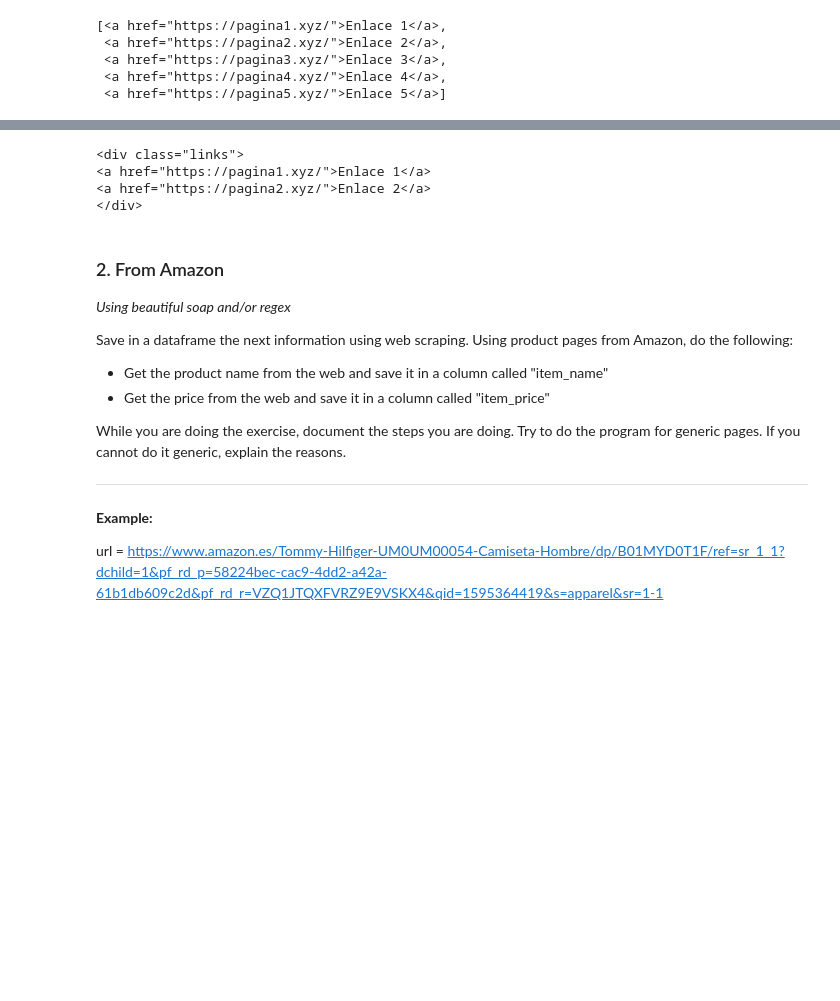
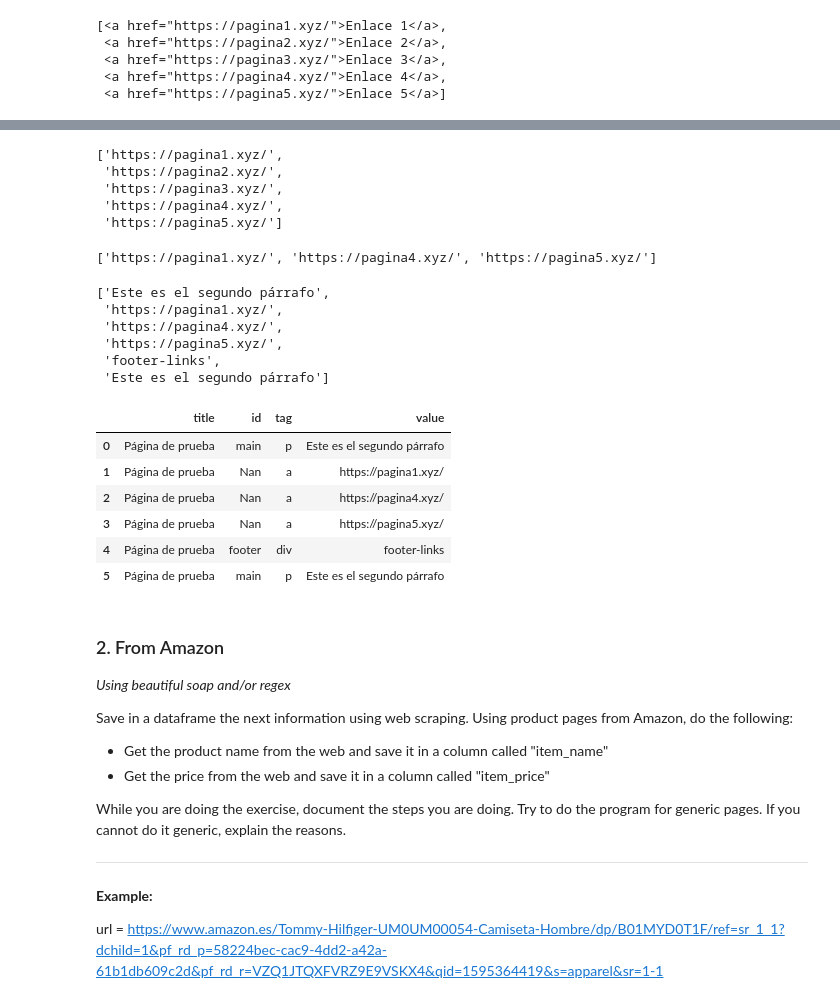
Before and after one commit to JoseLuisManjon/data_science_jun_2020, a Jupyter notebook: week6/day3/exercises/web_scraping_delivery.ipynb, the cells around one changed output, grey strips where cells are left out. Saved outputs shown, nothing was run; the diff lists cells and outputs as text; code cells hidden in the pictures; blank space fills up the shorter version.

```diff
--- a/week6/day3/exercises/web_scraping_delivery.ipynb
+++ b/week6/day3/exercises/web_scraping_delivery.ipynb
@@ -99,0 +155,5 @@ for e in lista_id:
+# %%
+lista_value_p =[]
+for x in pElems:
+    lista_value_p.append(x.getText())
+print(lista_value_p)
@@ -99,0 +162,3 @@ for e in lista_id:
+# %%
+lista_value_p.remove('Este es el primer párrafo')
+lista_value_p
@@ -118,10 +176,46 @@ lista_tag = re.findall("id=.*",str(soup.contents[0]))
-# %%
-soup.div.div.div
-# %% [output]
-<div class="links">
-<a href="https://pagina1.xyz/">Enlace 1</a>
-<a href="https://pagina2.xyz/">Enlace 2</a>
-</div>
+# %%
+lista_value_a = []
+for elem in tag_a:
+    href = elem.get('href')
+    lista_value_a.append(href)
+lista_value_a
+# %% [output]
+['https://pagina1.xyz/',
+ 'https://pagina2.xyz/',
+ 'https://pagina3.xyz/',
+ 'https://pagina4.xyz/',
+ 'https://pagina5.xyz/']
+# %%
+# Elimino los que no necesito para el Dataframe de la lista valores a
+del lista_value_a[1:3]
+lista_value_a
+# %% [output]
+['https://pagina1.xyz/', 'https://pagina4.xyz/', 'https://pagina5.xyz/']
+# %%
+lista_value = [lista_value_p[0]] + lista_value_a + [value5] + [lista_value_p[0]]
+lista_value
+# %% [output]
+['Este es el segundo párrafo',
+ 'https://pagina1.xyz/',
+ 'https://pagina4.xyz/',
+ 'https://pagina5.xyz/',
+ 'footer-links',
+ 'Este es el segundo párrafo']
+# %%
+data = {'title': lista_title,
+        'id': lista_ids,
+        'tag': lista_tags,
+        'value': lista_value}
+df = pd.DataFrame(data)
+df
+# %% [output]
+|  | title | id | tag | value |
+| 0 | Página de prueba | main | p | Este es el segundo párrafo |
+| 1 | Página de prueba | Nan | a | https://pagina1.xyz/ |
+| 2 | Página de prueba | Nan | a | https://pagina4.xyz/ |
+| 3 | Página de prueba | Nan | a | https://pagina5.xyz/ |
+| 4 | Página de prueba | footer | div | footer-links |
+| 5 | Página de prueba | main | p | Este es el segundo párrafo |
 # %% [markdown]
 ### 2. From Amazon
 
```
Also changed, not shown: parts of 30 cells of this notebook, 1 other file.
